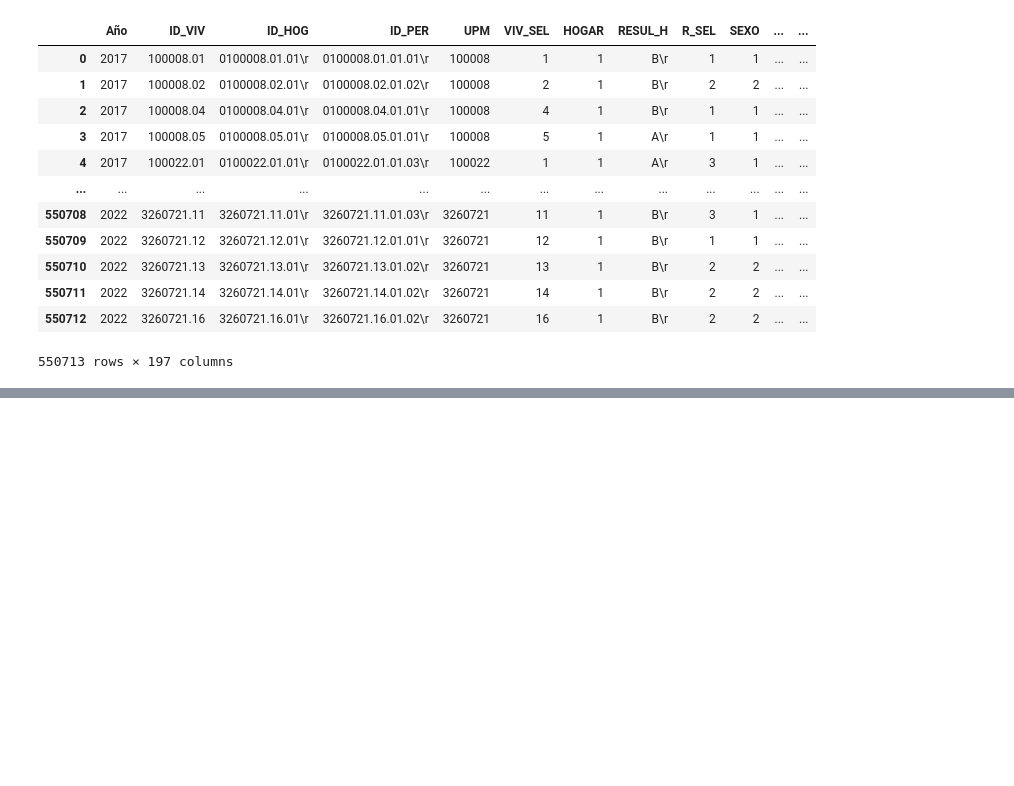
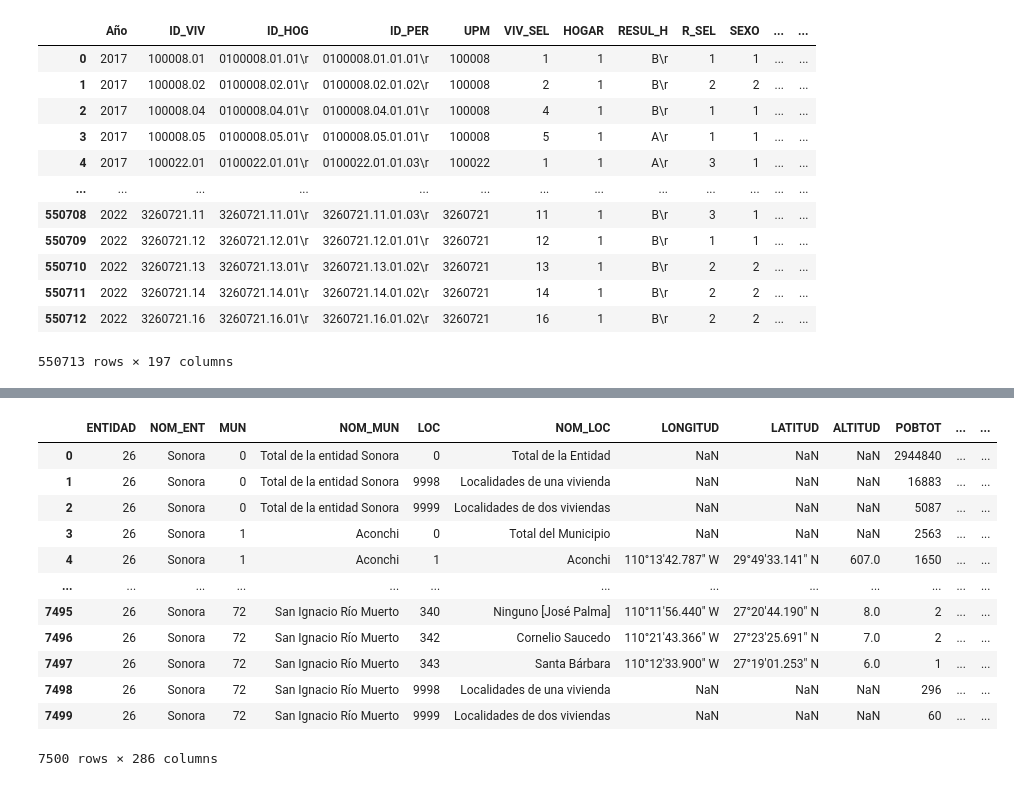
Before and after one commit to osirisizs/Proyecto-Ingenieria-de-Caracteristicas, a Jupyter notebook: Proyecto1_Descargando_Datos.ipynb, the cells around one changed output, grey strips where cells are left out. Drawn from its saved outputs; the diff is of its cells as text; code cells hidden in the pictures; blank space fills up the shorter version.

```diff
--- a/Proyecto1_Descargando_Datos.ipynb
+++ b/Proyecto1_Descargando_Datos.ipynb
@@ -163,10 +195,12 @@ percepcion2017_df = pd.read_csv(subdir + 'tper_vic1_envipe2017/conjunto_de_datos
                                 encoding = 'latin-1')
 
 # Archivo sobre Percepción de Seguridad Pública 2018
-percepcion2018_df = pd.read_csv(subdir + 'conjunto_de_datos_tper_vic1_envipe_2018/conjunto_de_datos/conjunto_de_datos_tper_vic1_envipe_2018.csv')
+percepcion2018_df = pd.read_csv(subdir + 'conjunto_de_datos_tper_vic1_envipe_2018/conjunto_de_datos/conjunto_de_datos_tper_vic1_envipe_2018.csv',
+                                encoding = 'utf-8-sig')
 
 # Archivo sobre Percepción de Seguridad Pública 2019
-percepcion2019_df = pd.read_csv(subdir + 'conjunto_de_datos_TPer_Vic1_ENVIPE_2019/conjunto_de_datos/conjunto_de_datos_TPer_Vic1_ENVIPE_2019.csv')
+percepcion2019_df = pd.read_csv(subdir + 'conjunto_de_datos_TPer_Vic1_ENVIPE_2019/conjunto_de_datos/conjunto_de_datos_TPer_Vic1_ENVIPE_2019.csv',
+                               encoding = 'utf-8')
 
 # Archivo sobre Percepción de Seguridad Pública 2020
 percepcion2020_df = pd.read_csv(subdir + 'conjunto_de_datos_TPer_Vic1_ENVIPE_2020/conjunto_de_datos/conjunto_de_datos_TPer_Vic1_ENVIPE_2020.csv',
@@ -179,6 +213,9 @@ percepcion2021_df = pd.read_csv(subdir + 'conjunto_de_datos_TPer_Vic1_ENVIPE_202
 #Archivo sobre Percepción de Seguridad Pública 2022
 percepcion2022_df = pd.read_csv(subdir + 'conjunto_de_datos_TPer_Vic1_ENVIPE_2022/conjunto_de_datos/conjunto_de_datos_TPer_Vic1_ENVIPE_2022.csv',
                                 encoding = 'latin-1')
+
+#Archivos con densidad poblacional en Sonora
+poblacion_df = pd.read_csv(subdir + 'iter_26_cpv2020\conjunto_de_datos\conjunto_de_datos_iter_26CSV20.csv')
 # %% [markdown]
 # Generando los diccionarios de datos como archivos .csv
 
@@ -866,0 +1143,16 @@ percepcion_df.to_parquet(subdir + 'percepcion_df.parquet')
+# %%
+poblacion_df
+# %% [output]
+|  | ENTIDAD | NOM_ENT | MUN | NOM_MUN | LOC | NOM_LOC | LONGITUD | LATITUD | ALTITUD | POBTOT | ... | ... |
+| 0 | 26 | Sonora | 0 | Total de la entidad Sonora | 0 | Total de la Entidad | NaN | NaN | NaN | 2944840 | ... | ... |
+| 1 | 26 | Sonora | 0 | Total de la entidad Sonora | 9998 | Localidades de una vivienda | NaN | NaN | NaN | 16883 | ... | ... |
+| 2 | 26 | Sonora | 0 | Total de la entidad Sonora | 9999 | Localidades de dos viviendas | NaN | NaN | NaN | 5087 | ... | ... |
+| 3 | 26 | Sonora | 1 | Aconchi | 0 | Total del Municipio | NaN | NaN | NaN | 2563 | ... | ... |
+| 4 | 26 | Sonora | 1 | Aconchi | 1 | Aconchi | 110°13'42.787" W | 29°49'33.141" N | 607.0 | 1650 | ... | ... |
+| ... | ... | ... | ... | ... | ... | ... | ... | ... | ... | ... | ... | ... |
+| 7495 | 26 | Sonora | 72 | San Ignacio Río Muerto | 340 | Ninguno [José Palma] | 110°11'56.440" W | 27°20'44.190" N | 8.0 | 2 | ... | ... |
+| 7496 | 26 | Sonora | 72 | San Ignacio Río Muerto | 342 | Cornelio Saucedo | 110°21'43.366" W | 27°23'25.691" N | 7.0 | 2 | ... | ... |
+| 7497 | 26 | Sonora | 72 | San Ignacio Río Muerto | 343 | Santa Bárbara | 110°12'33.900" W | 27°19'01.253" N | 6.0 | 1 | ... | ... |
+| 7498 | 26 | Sonora | 72 | San Ignacio Río Muerto | 9998 | Localidades de una vivienda | NaN | NaN | NaN | 296 | ... | ... |
+| 7499 | 26 | Sonora | 72 | San Ignacio Río Muerto | 9999 | Localidades de dos viviendas | NaN | NaN | NaN | 60 | ... | ... |
+7500 rows × 286 columns
```
Also changed, not shown: parts of 38 cells of this notebook.
